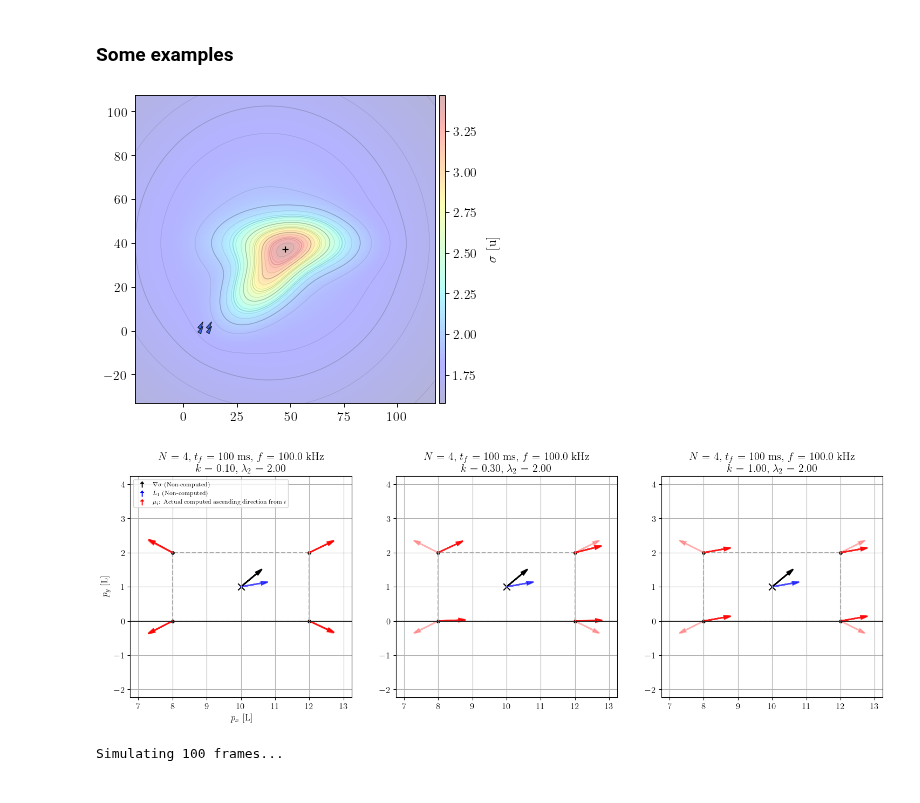
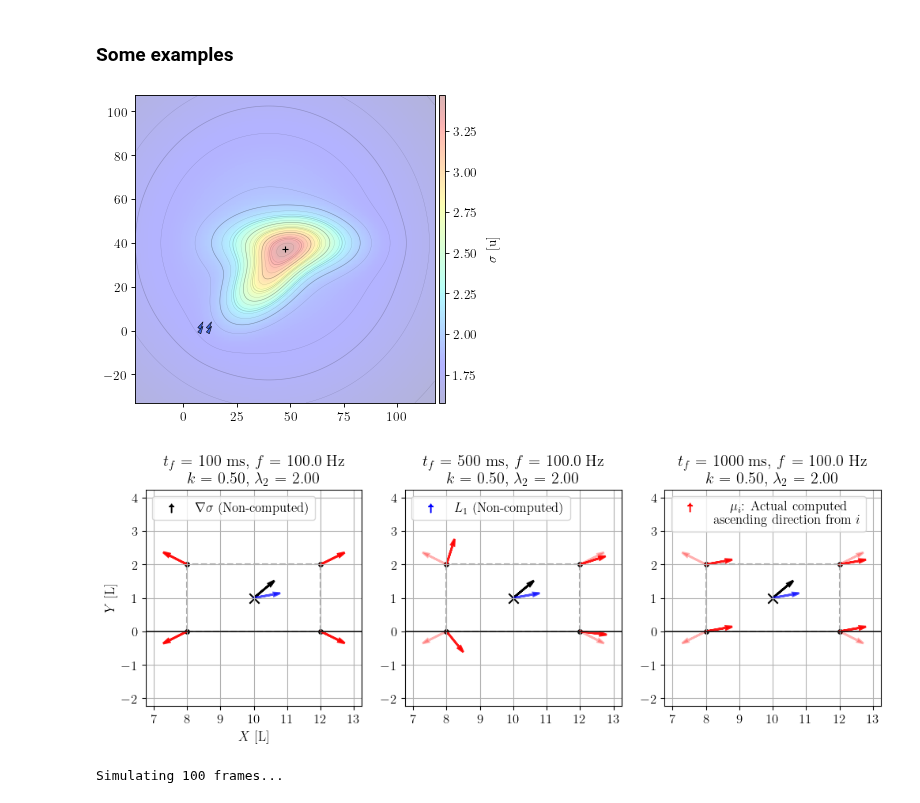
Before and after one commit to jesusBV20/source_seeking_distr, a Jupyter notebook: notebooks/distributed_estimation.ipynb, the cells around one changed output. Cells and saved outputs as stored; diff of their text form; code cells hidden in the pictures.

Commit message:
Update requirements and add paper plots

```diff
--- a/notebooks/distributed_estimation.ipynb
+++ b/notebooks/distributed_estimation.ipynb
@@ -523,20 +512,21 @@ def plot_mu_estimation(ax, P, Z, sigma_field, dt, tf, its=10, k=1,
     ax.set_aspect("equal")
     ax.grid(True)
 
-    title = r"$N$ = {0:d}, $t_f$ = {1:.0f} ms, $f$ = {2:.1f} kHz".format(N, tf*1000, its/dt*tf) + "\n"
-    title = title + r"$k$ = {0:.2f}, $\lambda_2$ = {1:.2f}".format(k,min_eig_val)
+    title = r"$t_f$ = {0:.0f} ms, $f$ = {1:.1f} Hz".format(tf*1000, its/dt) + "\n"
+    title = title + r"$k$ = {0:.2f}, $\lambda_2$ = {1:.2f}".format(k, min_eig_val)
     ax.set_title(title)
 
     if xlab:
-       ax.set_xlabel("$p_x$ [L]")
+       ax.set_xlabel("$X$ [L]")
     if ylab:
-        ax.set_ylabel("$p_y$ [L]")
+        ax.set_ylabel("$Y$ [L]")
 
     # Lines
     ax.axhline(0, c="k", ls="-", lw=1.1)
     ax.axvline(0, c="k", ls="-", lw=1.1)
 
     alpha_edges = 0.8/(1+np.log(N))
+    alpha_edges = 0.3
     for edge in Z:
         ax.plot([P[edge[0]-1,0], P[edge[1]-1,0]], [P[edge[0]-1,1], P[edge[1]-1,1]], "k--", alpha=alpha_edges, zorder=-1)
 
@@ -570,7 +560,7 @@ def plot_mu_estimation(ax, P, Z, sigma_field, dt, tf, its=10, k=1,
                      r"$L_1$ (Non-computed)",
                      r"$\mu_i$: Actual computed ascending direction from $i$",
                     ],
-                    loc="upper left", prop={"size": 8}, ncol=1)
+                    loc="upper left", prop={"size": 11}, ncol=1)
 
         ax.add_artist(leg)
 
@@ -627,8 +617,8 @@ def anim_mu_estimation(P, Z, sigma_field, dt, tf, its=10, k=1, fps=30):
     title = title + r"$k$ = {0:.2f}, $\lambda_2$ = {1:.2f}".format(k,min_eig_val)
     ax.set_title(title)
 
-    ax.set_xlabel("$p_x$ [L]")
-    ax.set_ylabel("$p_y$ [L]")
+    ax.set_xlabel("$X$ [L]")
+    ax.set_ylabel("$Y$ [L]")
 
     # Lines
     ax.axhline(0, c="k", ls="-", lw=1.1)
@@ -681,7 +671,7 @@ def anim_mu_estimation(P, Z, sigma_field, dt, tf, its=10, k=1, fps=30):
             quiv_list[n].set_data(dx=mu_list[n,0], dy=mu_list[n,1])
 
         # Update the title
-        title = r"$t_f$ = {0:.0f} ms, $f$ = {1:.1f} kHz".format((dt*i)*1000, its/dt*tf) + "\n"
+        title = r"$t_f$ = {0:.0f} ms, $f$ = {1:.1f} Hz".format((dt*i)*1000, its/dt*tf) + "\n"
         title = title + r"$k$ = {0:.2f}, $\lambda_2$ = {1:.2f}".format(k, min_eig_val)
         ax.set_title(title)
 
@@ -702,7 +692,7 @@ p = np.array([[2,1],[-2,1],[-2,-1],[2,-1]]) + np.array([10,1])
 Z = ((1,2), (2,3), (3,4), (4,1))
 N = p.shape[0]
 
-dt = 0.01
+dt = 0.1
 its = 10 # iterations per dt
 
 # ----------------------------------------------------------------------
@@ -710,39 +700,59 @@ its = 10 # iterations per dt
 # ----------------------------------------------------------------------
 n = 2
 max_int = 20
 mu = [40,40]
 dev = 10
 
 sigma_field = SigmaNonconvex(k=0.04, dev=dev, mu=mu)
 
 # Draw the scalar field
 fig = plt.figure(figsize=(5, 5), dpi=80)
 ax = fig.subplots()
 sigma_field.draw(fig=fig, ax=ax, xlim=70, ylim=70, contour_levels=20)
 
 # Agents
 phi = np.pi/3
 for n in range(N):
     icon = unicycle_patch(p[n,:], phi, "royalblue", size=3)
     ax.add_patch(icon)
 
 # ----------------------------------------------------------------------
 # Plotting
 # ----------------------------------------------------------------------
 
-fig = plt.figure(figsize=(18, 10), dpi=100)
+fig = plt.figure(figsize=(12, 8), dpi=100)
 ax  = fig.subplots(1,3)
 
-plot_mu_estimation(ax[0], p, Z, sigma_field, dt=dt, tf=0.1, its=its, k=0.1,
-                         legend=True,xlab=True,ylab=True)
-plot_mu_estimation(ax[1], p, Z, sigma_field, dt=dt, tf=0.1, its=its, k=0.3)
-plot_mu_estimation(ax[2], p, Z, sigma_field, dt=dt, tf=0.1, its=its, k=1)
+# plot_mu_estimation(ax[0], p, Z, sigma_field, dt=dt, tf=0.1, its=its, k=0.1,
+#                          legend=True,xlab=True,ylab=True)
+# plot_mu_estimation(ax[1], p, Z, sigma_field, dt=dt, tf=0.1, its=its, k=0.3)
+# plot_mu_estimation(ax[2], p, Z, sigma_field, dt=dt, tf=0.1, its=its, k=1)
+
+plot_mu_estimation(ax[0], p, Z, sigma_field, dt=dt, tf=0.1, its=its, k=0.5,
+                         legend=False,xlab=True,ylab=True)
+plot_mu_estimation(ax[1], p, Z, sigma_field, dt=dt, tf=0.5, its=its, k=0.5)
+plot_mu_estimation(ax[2], p, Z, sigma_field, dt=dt, tf=1, its=its, k=0.5)
+
+arrs = [plt.scatter([],[],c="k",marker=r"$\uparrow$",s=60),
+        plt.scatter([],[],c="blue",marker=r"$\uparrow$",s=60),
+        plt.scatter([],[],c="red",marker=r"$\uparrow$",s=60)]
+
+labels = [r"$\nabla\sigma$ (Non-computed)",
+          r"$L_1$ (Non-computed)",
+          r"$\mu_i$: Actual computed \\ascending direction from $i$"]
+
+for i,axi in enumerate(ax):
+    axi.xaxis.set_major_locator(ticker.MultipleLocator(1))
+    axi.yaxis.set_major_locator(ticker.MultipleLocator(1))
+
+    leg = Legend(axi, [arrs[i]], [labels[i]], loc="upper left", prop={"size": 12}, ncol=1)
+    axi.add_artist(leg)
 
 # Show the plot!
 plt.show()
 # %% [output]
 [figure]
-[figure, old version]
+[figure, new version]
 # %%
 anim = anim_mu_estimation(p, Z, sigma_field, dt=dt, tf=1, its=its, k=0.05)
 HTML(anim.to_html5_video()) # It takes a loooot of time...
```
Also changed, not shown: parts of 9 cells of this notebook, 7 other files.
